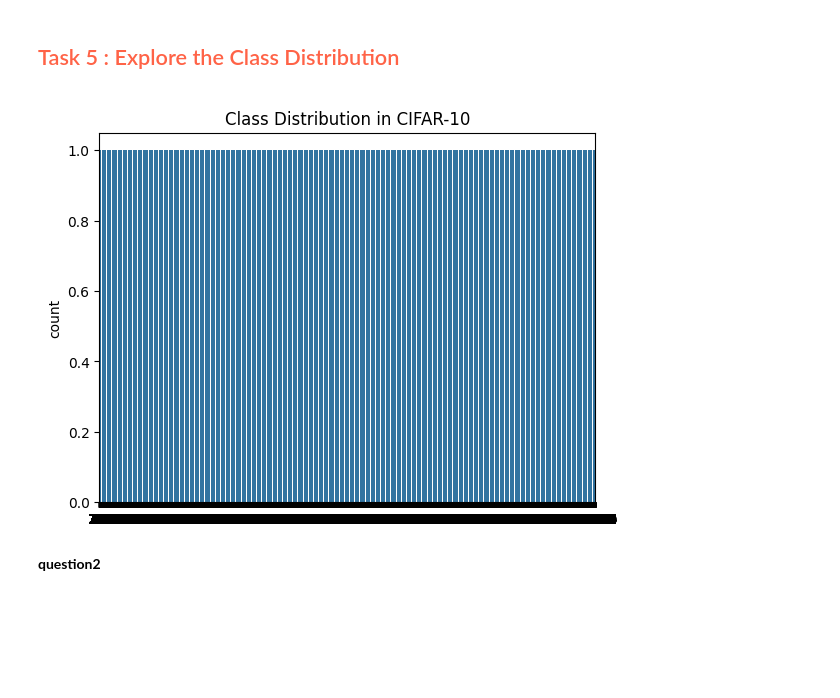
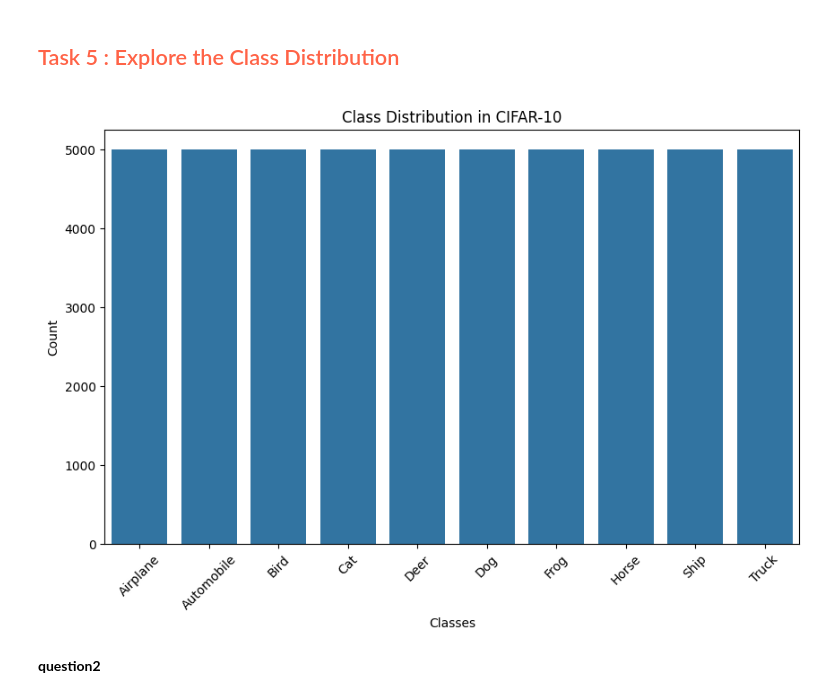
Before and after one commit to Flyrik/IA-Projet, a Jupyter notebook: cfir.ipynb, the cells around one changed output. Drawn from its saved outputs; the diff is of its cells as text; code cells hidden in the pictures; blank space fills up the shorter version.

```diff
--- a/cfir.ipynb
+++ b/cfir.ipynb
@@ -98,15 +98,29 @@ test_labels_one_hot = to_categorical(test_labels, 10)
 **question 3**
 # %% [markdown]
 ## <p style = "color:#FF6347;"> Task 5 : Explore the Class Distribution <p>
-# %%
-import seaborn as sns
-import pandas as pd
-
-sns.countplot(train_labels.flatten())
-plt.title('Class Distribution in CIFAR-10')
-plt.show()
-# %% [output]
-[figure, removed]
+# %%
+import matplotlib.pyplot as plt
+import seaborn as sns
+import numpy as np
+
+
+train_labels_flatten = train_labels.flatten()
+
+class_names = ['Airplane', 'Automobile', 'Bird', 'Cat', 'Deer',
+               'Dog', 'Frog', 'Horse', 'Ship', 'Truck']
+
+plt.figure(figsize=(10, 6))
+sns.countplot(x=train_labels_flatten)
+
+plt.title('Class Distribution in CIFAR-10')
+plt.xlabel('Classes')
+plt.ylabel('Count')
+
+plt.xticks(np.arange(10), class_names, rotation=45)
+
+plt.show()
+# %% [output]
+[figure, added]
 # %% [markdown]
 **question2**
 # %% [markdown]
```
Also changed, not shown: parts of 34 cells of this notebook.
